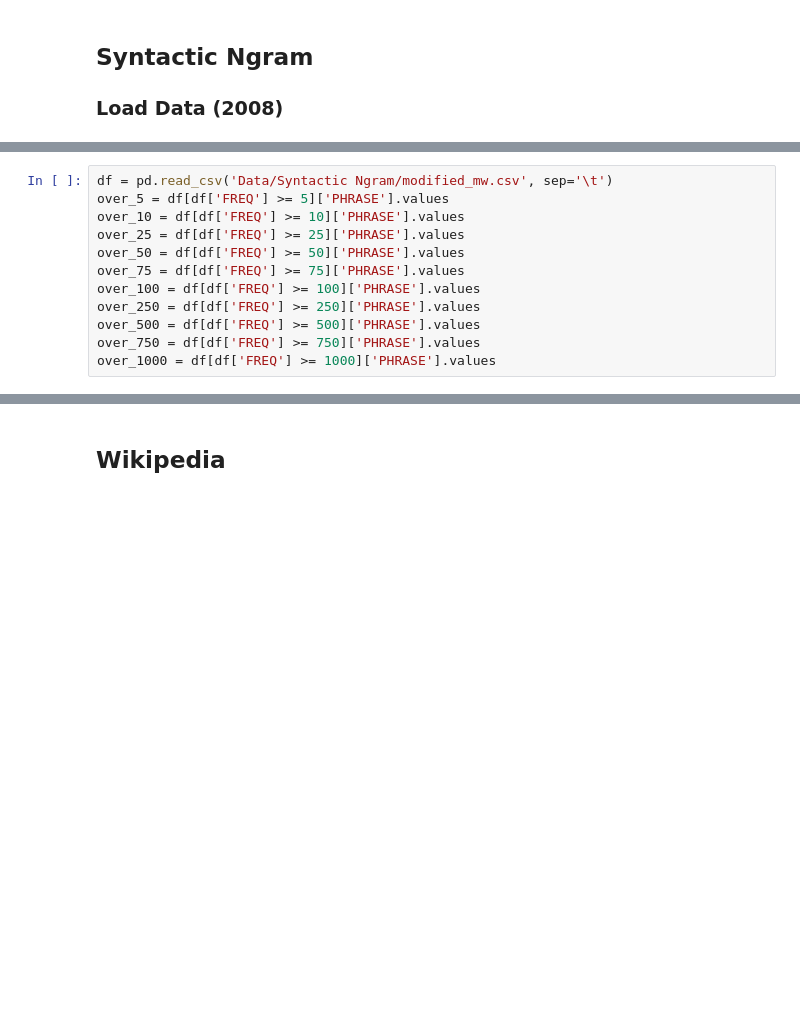
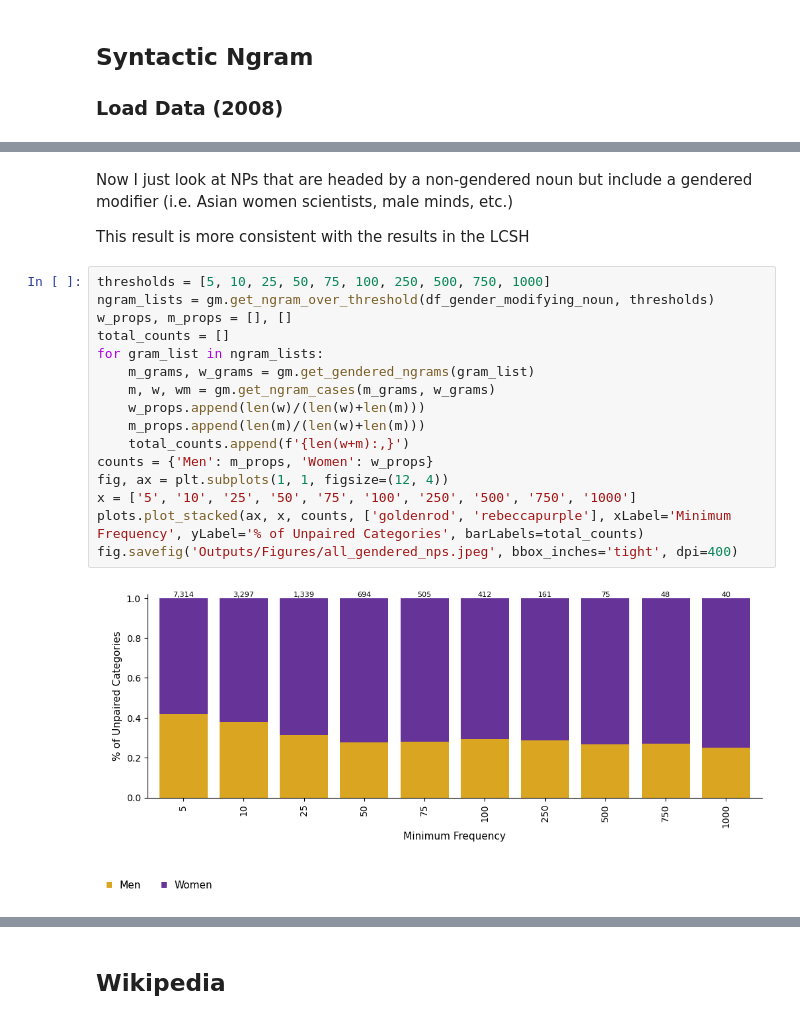
Before and after one commit to katie-warburton/Exploring-Biases-in-Gendered-Categories, a Jupyter notebook: Asymmetries in Gendered Categories.ipynb, the cells around one changed output, grey strips where cells are left out. Cells and saved outputs as stored; diff of their text form; blank space fills up the shorter version.

```diff
--- a/Asymmetries in Gendered Categories.ipynb
+++ b/Asymmetries in Gendered Categories.ipynb
@@ -267,12 +245,22 @@ print(percent_unbalanced)
-# %%
-df = pd.read_csv('Data/Syntactic Ngram/modified_mw.csv', sep='\t')
-over_5 = df[df['FREQ'] >= 5]['PHRASE'].values
-over_10 = df[df['FREQ'] >= 10]['PHRASE'].values
-over_25 = df[df['FREQ'] >= 25]['PHRASE'].values
-over_50 = df[df['FREQ'] >= 50]['PHRASE'].values
-over_75 = df[df['FREQ'] >= 75]['PHRASE'].values
-over_100 = df[df['FREQ'] >= 100]['PHRASE'].values
-over_250 = df[df['FREQ'] >= 250]['PHRASE'].values
-over_500 = df[df['FREQ'] >= 500]['PHRASE'].values
-over_750 = df[df['FREQ'] >= 750]['PHRASE'].values
-over_1000 = df[df['FREQ'] >= 1000]['PHRASE'].values
+# %% [markdown]
+Now I just look at NPs that are headed by a non-gendered noun but include a gendered modifier (i.e. Asian women scientists, male minds, etc.)
+
+This result is more consistent with the results in the LCSH
+# %%
+thresholds = [5, 10, 25, 50, 75, 100, 250, 500, 750, 1000]
+ngram_lists = gm.get_ngram_over_threshold(df_gender_modifying_noun, thresholds)
+w_props, m_props = [], []
+total_counts = []
+for gram_list in ngram_lists:
+    m_grams, w_grams = gm.get_gendered_ngrams(gram_list)
+    m, w, wm = gm.get_ngram_cases(m_grams, w_grams)
+    w_props.append(len(w)/(len(w)+len(m)))
+    m_props.append(len(m)/(len(w)+len(m)))
+    total_counts.append(f'{len(w+m):,}')
+counts = {'Men': m_props, 'Women': w_props}
+fig, ax = plt.subplots(1, 1, figsize=(12, 4))
+x = ['5', '10', '25', '50', '75', '100', '250', '500', '750', '1000']
+plots.plot_stacked(ax, x, counts, ['goldenrod', 'rebeccapurple'], xLabel='Minimum Frequency', yLabel='% of Unpaired Categories', barLabels=total_counts)
+fig.savefig('Outputs/Figures/all_gendered_nps.jpeg', bbox_inches='tight', dpi=400)
+# %% [output]
+[figure, added]
```
Also changed, not shown: parts of 10 cells of this notebook, 3 other files.
